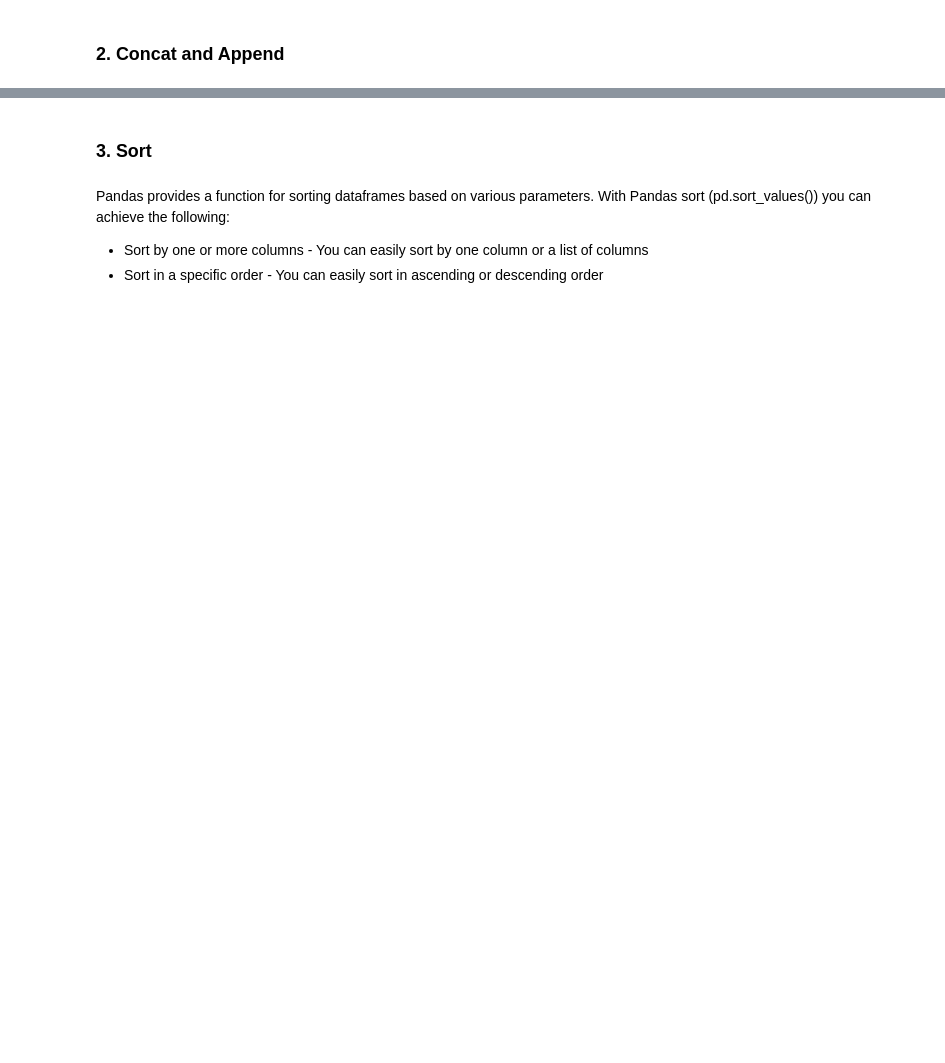
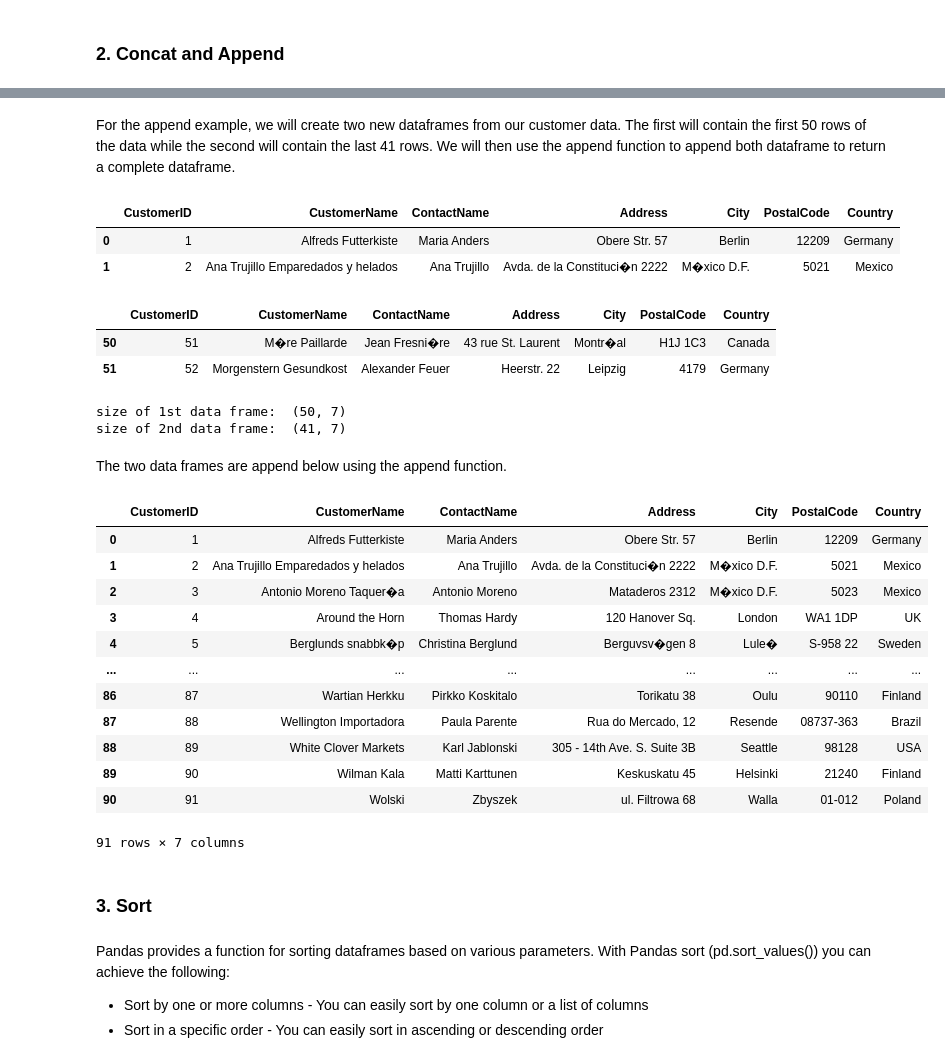
Before and after one commit to DataJediAcademy/Datascience-Track, a Jupyter notebook: Learning Content/Data Manipulation Tutorial.ipynb, the cells around one changed output, grey strips where cells are left out. Drawn from its saved outputs; the diff is of its cells as text; code cells hidden in the pictures; blank space fills up the shorter version.

```diff
--- a/Learning Content/Data Manipulation Tutorial.ipynb
+++ b/Learning Content/Data Manipulation Tutorial.ipynb
@@ -111,3 +150,43 @@ This is represented in the diagram below.
+# %% [markdown]
+For the append example, we will create two new dataframes from our customer data. The first will contain the first 50 rows of the data while the second will contain the last 41 rows. We will then use the append function to append both dataframe to return a complete dataframe.
+# %%
+customers_append1 = customers[0:50]
+customers_append1.head(2)
+# %% [output]
+|  | CustomerID | CustomerName | ContactName | Address | City | PostalCode | Country |
+| 0 | 1 | Alfreds Futterkiste | Maria Anders | Obere Str. 57 | Berlin | 12209 | Germany |
+| 1 | 2 | Ana Trujillo Emparedados y helados | Ana Trujillo | Avda. de la Constituci�n 2222 | M�xico D.F. | 5021 | Mexico |
+# %%
+customers_append2 = customers[50:]
+customers_append2.head(2)
+# %% [output]
+|  | CustomerID | CustomerName | ContactName | Address | City | PostalCode | Country |
+| 50 | 51 | M�re Paillarde | Jean Fresni�re | 43 rue St. Laurent | Montr�al | H1J 1C3 | Canada |
+| 51 | 52 | Morgenstern Gesundkost | Alexander Feuer | Heerstr. 22 | Leipzig | 4179 | Germany |
+# %%
+print('size of 1st data frame: ',customers_append1.shape)
+print('size of 2nd data frame: ',customers_append2.shape)
+# %% [output]
+size of 1st data frame:  (50, 7)
+size of 2nd data frame:  (41, 7)
+# %% [markdown]
+The two data frames are append below using the append function.
+# %%
+customers_append1.append(customers_append2)
+# %% [output]
+|  | CustomerID | CustomerName | ContactName | Address | City | PostalCode | Country |
+| 0 | 1 | Alfreds Futterkiste | Maria Anders | Obere Str. 57 | Berlin | 12209 | Germany |
+| 1 | 2 | Ana Trujillo Emparedados y helados | Ana Trujillo | Avda. de la Constituci�n 2222 | M�xico D.F. | 5021 | Mexico |
+| 2 | 3 | Antonio Moreno Taquer�a | Antonio Moreno | Mataderos 2312 | M�xico D.F. | 5023 | Mexico |
+| 3 | 4 | Around the Horn | Thomas Hardy | 120 Hanover Sq. | London | WA1 1DP | UK |
+| 4 | 5 | Berglunds snabbk�p | Christina Berglund | Berguvsv�gen 8 | Lule� | S-958 22 | Sweden |
+| ... | ... | ... | ... | ... | ... | ... | ... |
+| 86 | 87 | Wartian Herkku | Pirkko Koskitalo | Torikatu 38 | Oulu | 90110 | Finland |
+| 87 | 88 | Wellington Importadora | Paula Parente | Rua do Mercado, 12 | Resende | 08737-363 | Brazil |
+| 88 | 89 | White Clover Markets | Karl Jablonski | 305 - 14th Ave. S. Suite 3B | Seattle | 98128 | USA |
+| 89 | 90 | Wilman Kala | Matti Karttunen | Keskuskatu 45 | Helsinki | 21240 | Finland |
+| 90 | 91 | Wolski | Zbyszek | ul. Filtrowa 68 | Walla | 01-012 | Poland |
+91 rows × 7 columns
 # %% [markdown]
 ### 3. Sort
 # %% [markdown]
```
Also changed, not shown: parts of 60 cells of this notebook.
